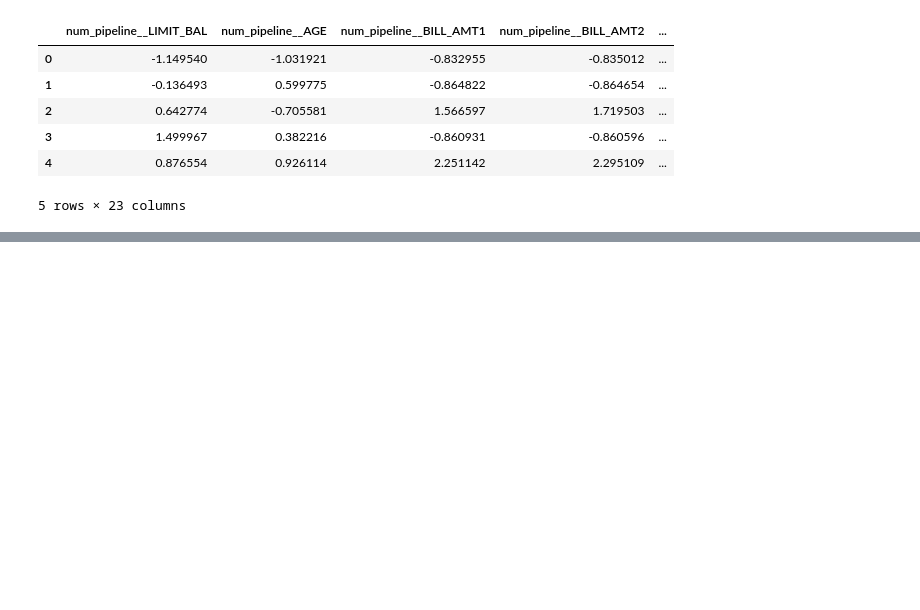
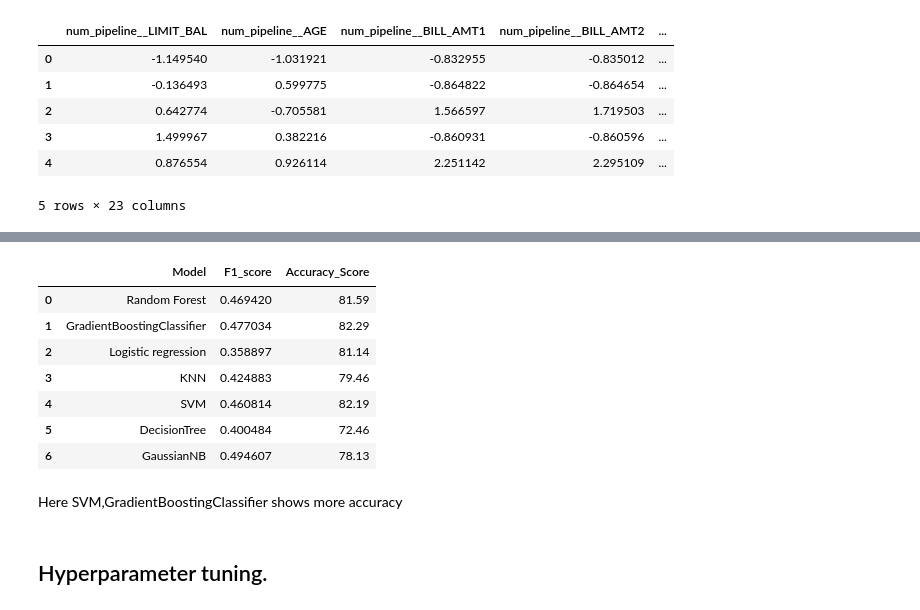
Before and after one commit to JasnaFaisal/CreditCardDefaultPrediction, a Jupyter notebook: notebooks/ModelTraining.ipynb, the cells around one changed output, grey strips where cells are left out. Saved outputs shown, nothing was run; the diff lists cells and outputs as text; code cells hidden in the pictures; blank space fills up the shorter version.

```diff
--- a/notebooks/ModelTraining.ipynb
+++ b/notebooks/ModelTraining.ipynb
@@ -266,11 +260,12 @@ GaussianNB trained
 # %%
-from sklearn.metrics import accuracy_score,confusion_matrix,f1_score
+from sklearn.metrics import accuracy_score,confusion_matrix,f1_score,classification_report
+
 def evaluate_model(true, predicted):
-    accuracy_score= accuracy_score((true), (predicted))
-    f1_score =f1_score((true), (predicted))
-    confusion_matrix = confusion_matrix((true), (predicted))
+    acc_score= accuracy_score((true), (predicted))
+    f_score =f1_score((true),( predicted))
+    matrix = confusion_matrix((true), (predicted))
 
-    return accuracy_score, f1_score, confusion_matrix
+    return acc_score, f_score, matrix
 # %%
 model_test_f1_score=[]
 model_test_accuracy_score=[]
@@ -280,8 +275,8 @@ model_confusion_matrix=[]
 for name,model in models.items():
     y_pred=model.predict(X_test)
 
-    accuracy_score,f1_score,confusion_matrix=evaluate_model(y_test,y_pred)
+    acc,f,c_matrix=evaluate_model(y_test,y_pred)
 
-    model_test_f1_score.append(np.round(f1_score)*100,2)
-    model_test_accuracy_score.append(np.round(accuracy_score)*100,2)
-    model_confusion_matrix.append(confusion_matrix)
+    model_test_accuracy_score.append(np.round(acc*100,2))
+    model_test_f1_score.append(f)
+    model_confusion_matrix.append(c_matrix)
@@ -289,0 +302,20 @@ UnboundLocalError: local variable 'accuracy_score' referenced before assignment
+# %%
+Models = ['Random Forest','GradientBoostingClassifier','Logistic regression','KNN','SVM','DecisionTree','GaussianNB']
+model_performance = pd.DataFrame({'Model':Models,
+   'F1_score':model_test_f1_score,
+   'Accuracy_Score':model_test_accuracy_score
+   })
+model_performance
+# %% [output]
+|  | Model | F1_score | Accuracy_Score |
+| 0 | Random Forest | 0.469420 | 81.59 |
+| 1 | GradientBoostingClassifier | 0.477034 | 82.29 |
+| 2 | Logistic regression | 0.358897 | 81.14 |
+| 3 | KNN | 0.424883 | 79.46 |
+| 4 | SVM | 0.460814 | 82.19 |
+| 5 | DecisionTree | 0.400484 | 72.46 |
+| 6 | GaussianNB | 0.494607 | 78.13 |
+# %% [markdown]
+Here SVM,GradientBoostingClassifier shows more accuracy
+# %% [markdown]
+## Hyperparameter tuning.
```
Also changed, not shown: parts of 17 cells of this notebook, 3 other files.
